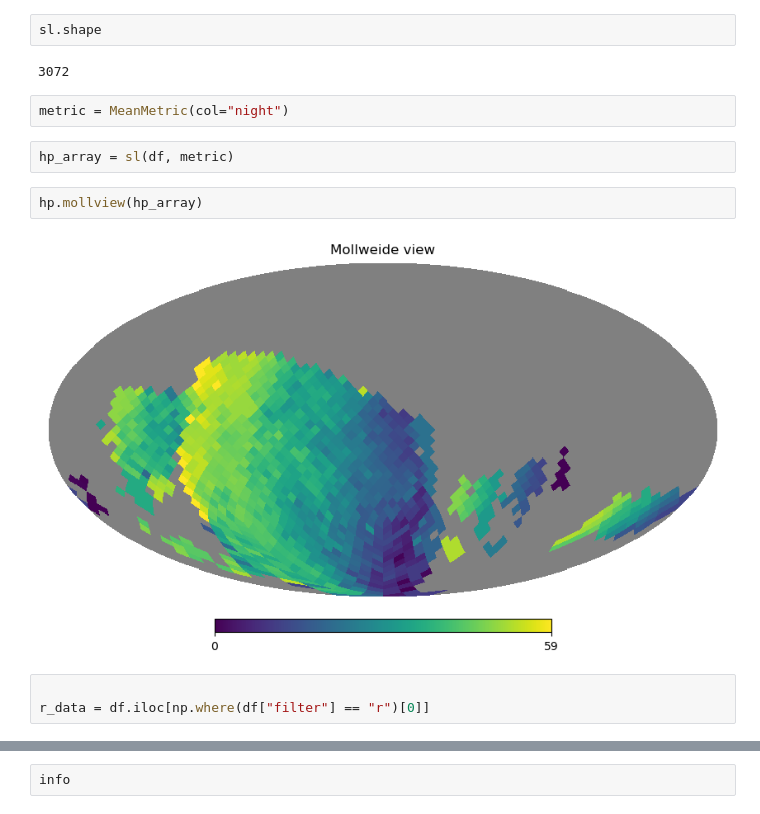
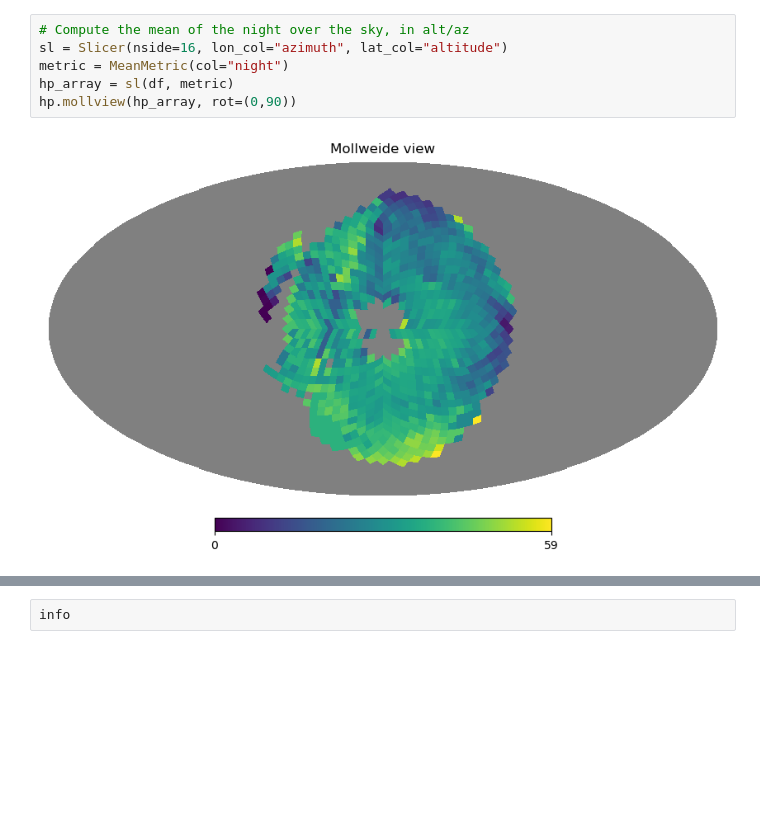
Before and after one commit to yoachim/25_scratch, a Jupyter notebook: maf_simple/simple_maf.ipynb, the cells around one changed output, grey strips where cells are left out. Drawn from its saved outputs; the diff is of its cells as text; blank space fills up the shorter version.

```diff
--- a/maf_simple/simple_maf.ipynb
+++ b/maf_simple/simple_maf.ipynb
@@ -16,16 +24,9 @@ sl = Slicer(nside=16)
-# %%
-sl.shape
-# %% [output]
-3072
-# %%
-metric = MeanMetric(col="night")
-# %%
-hp_array = sl(df, metric)
-# %%
-hp.mollview(hp_array)
-# %% [output]
-[figure, removed]
 # %%
-
-r_data = df.iloc[np.where(df["filter"] == "r")[0]]
+# Compute the mean of the night over the sky, in alt/az
+sl = Slicer(nside=16, lon_col="azimuth", lat_col="altitude")
+metric = MeanMetric(col="night")
+hp_array = sl(df, metric)
+hp.mollview(hp_array, rot=(0,90))
+# %% [output]
+[figure, added]
 # %%
```
Also changed, not shown: parts of 14 cells of this notebook, 1 other file.
